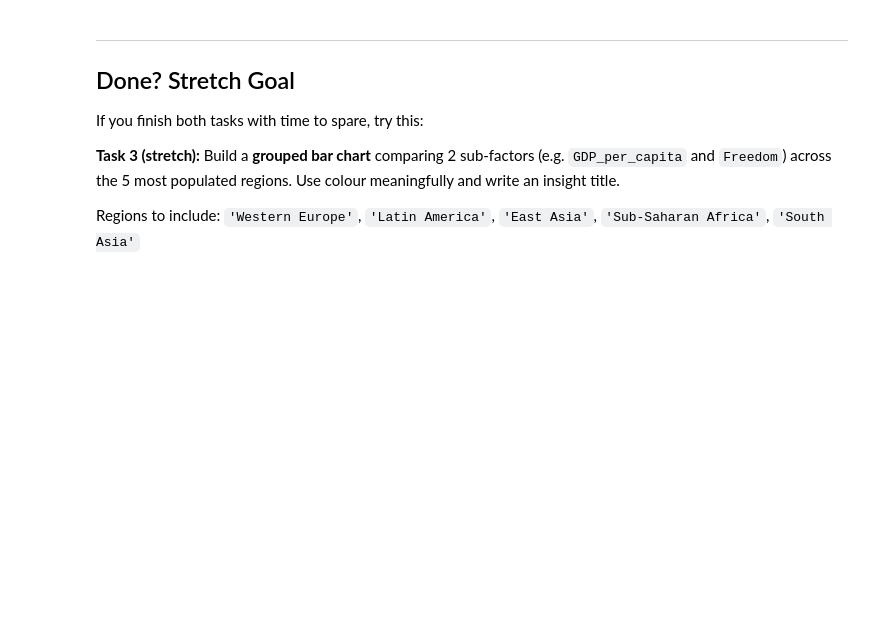
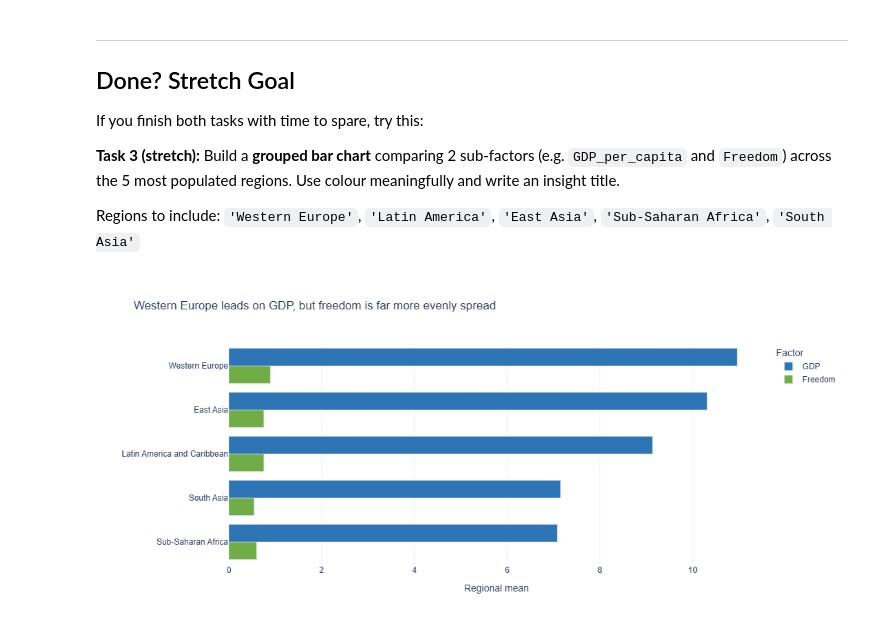
Before and after one commit to raj17-dev/dataviz-exercises-raj-ravindra-singh, a Jupyter notebook: week02/lecture02_exercise.ipynb, the cells around one changed output. Saved outputs shown, nothing was run; the diff lists cells and outputs as text; code cells hidden in the pictures; blank space fills up the shorter version.

```diff
--- a/week02/lecture02_exercise.ipynb
+++ b/week02/lecture02_exercise.ipynb
@@ -175,3 +213,36 @@ Regions to include: `'Western Europe'`, `'Latin America'`, `'East Asia'`, `'Sub-
 # %%
 # Stretch goal — grouped bar chart
 # YOUR CODE HERE
+regions = ['Western Europe', 'Latin America and Caribbean', 'East Asia', 'Sub-Saharan Africa', 'South Asia']
+
+grouped = (df[df['Region'].isin(regions)]
+    .groupby('Region')[['GDP', 'Freedom']].mean()
+    .reset_index()
+    .melt(id_vars='Region', var_name='Factor', value_name='Average')
+)
+
+fig = px.bar(
+    grouped,
+    x='Average',
+    y='Region',
+    color='Factor',
+    barmode='group',
+    orientation='h',
+    category_orders={'Factor': ['Freedom', 'GDP']},
+    color_discrete_map={'GDP': '#2E75B6', 'Freedom': '#70AD47'},
+    title='Western Europe leads on GDP, but freedom is far more evenly spread',
+    labels={'Average': 'Regional mean', 'Region': ''},
+    height=500,
+)
+
+fig.update_layout(plot_bgcolor='white',
+    paper_bgcolor='white',
+    font=dict(family='Arial', size=12),
+    xaxis=dict(rangemode='tozero', gridcolor='#EEEEEE'),
+    yaxis=dict(categoryorder='total ascending'),
+    legend=dict(traceorder='reversed'),
+)
+
+fig.show()
+# %% [output]
+[figure, added]
```
Also changed, not shown: parts of 3 cells of this notebook, 1 other file.
